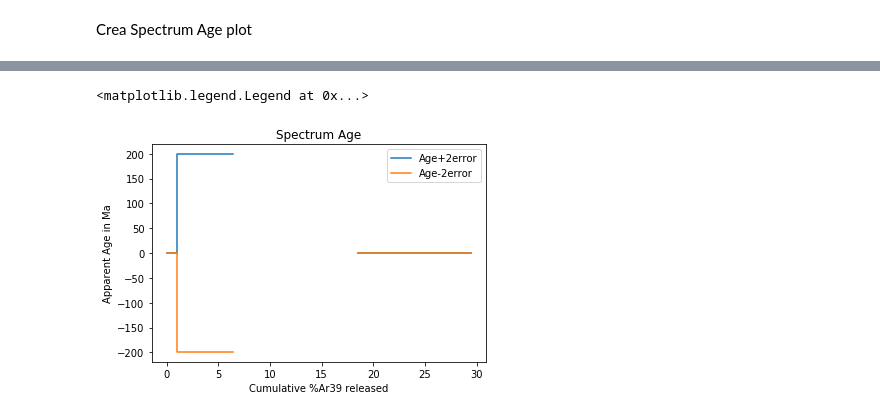
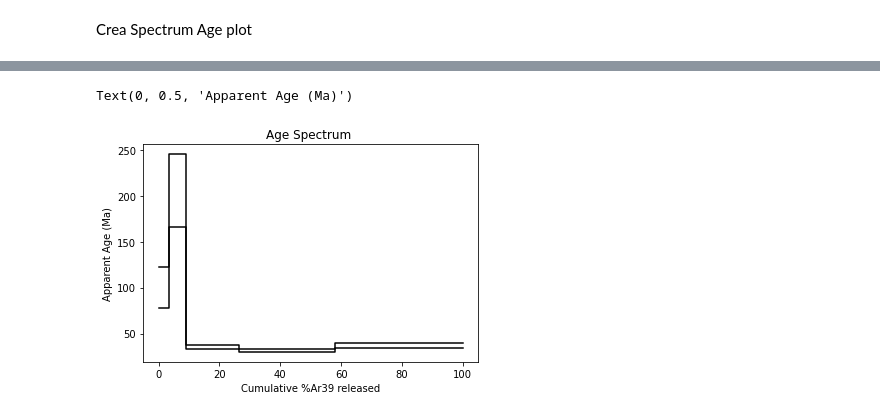
Before and after one commit to gecos-lab/PyCalcolAr, a Jupyter notebook: notebooks/PyCalcolAr_working.ipynb, the cells around one changed output, grey strips where cells are left out. Cells and saved outputs as stored; diff of their text form; code cells hidden in the pictures.

```diff
--- a/notebooks/PyCalcolAr_working.ipynb
+++ b/notebooks/PyCalcolAr_working.ipynb
@@ -1550,5 +1276,5 @@ display(results_data)
 # %%
-results_data.loc[:,'err_36Ar'] = results_data.loc[:,'1sigRel36tot'].values * results_data.loc[:,'36Ar'].values
+results_data.loc[:,'err_36Ar'] = results_data.loc[:,'1sigRel36tot'].values * results_data.loc[:,'36_Ar'].values
 
 display(results_data)
 # %% [output]
@@ -1566,8 +1288,4 @@ display(results_data)
 # %%
-results_data.loc[:,'Age'] = np.log(1 + (results_data.loc[:, '40Ar*'].values * \
-                                        irradiations_df.loc['J factor', 'value'] / \
-                                        results_data.loc[:,'Ar39K'].values) / \
-                                        irradiations_constants_df.loc['Lambda Ar40 [1/Ma]', 'value'])
-
+results_data.loc[:,'Age'] = np.log(1 + (results_data.loc[:,'Ar40*'].values*irradiations_df.loc['J factor', 'value']/results_data.loc[:,'Ar39K'].values))/ irradiations_constants_df.loc['Lambda Ar40 [1/Ma]', 'value']
 display(results_data)
 # %% [output]
@@ -1585,8 +1299,8 @@ display(results_data)
 # %%
 results_data.loc[:,'1sigma_err_Age'] = results_data.loc[:,'Age'].values * \
-                                        (pow(irradiations_df.loc['J factor', 'relative error'], 2) * \
-                                         pow(results_data.loc[:,'1sigRel40*'].values, 2) * \
-                                         pow(results_data.loc[:,'1sigAbs39K'].values / \
+                                        (pow(irradiations_df.loc['J factor', 'relative error'], 2)+ \
+                                        pow(results_data.loc[:,'1sigRel40*'].values, 2) + \
+                                        pow(results_data.loc[:,'1sigAbs39K'].values / \
                                              results_data.loc[:,'Ar39K'].values, 2))**(1/2)
 
 display(results_data)
@@ -1672,5 +1366,5 @@ display(results_data)
 # %%
-results_data.loc[:,'Cl/K'] = irradiations_constants_df.loc['Coefficient Cl/K', 'value'] * (results_data.loc[:,'38Ar_Cl'].values * results_data.loc[:,'39Ar'].values)
+results_data.loc[:,'Cl/K'] = irradiations_constants_df.loc['Coefficient Cl/K', 'value'] * (results_data.loc[:,'38Ar_Cl'].values / results_data.loc[:,'39Ar'].values)
 
 display(results_data)
 # %% [output]
@@ -2048,11 +1660,10 @@ double_cumulative_df
 # %%
 # Spectrum Age
-plt.plot(double_cumulative_df ['Cum%39'], double_cumulative_df ['Age+2error'], label = 'Age+2error')
-plt.plot(double_cumulative_df ['Cum%39'], double_cumulative_df ['Age-2error'], label = 'Age-2error')
-plt.title('Spectrum Age')
+plt.plot(double_cumulative_df ['Cum%39'], double_cumulative_df ['Age+2error'], label = 'Age+2error',color = 'black')
+plt.plot(double_cumulative_df ['Cum%39'], double_cumulative_df ['Age-2error'], label = 'Age-2error', color = 'black')
+plt.title('Age Spectrum ')
 plt.xlabel('Cumulative %Ar39 released')
-plt.ylabel('Apparent Age in Ma')
-plt.legend()
+plt.ylabel('Apparent Age (Ma)')
 # %% [output]
-<matplotlib.legend.Legend at 0x...>
+Text(0, 0.5, 'Apparent Age (Ma)')
-[figure, old version]
+[figure, new version]
```
Also changed, not shown: parts of 112 cells of this notebook.
